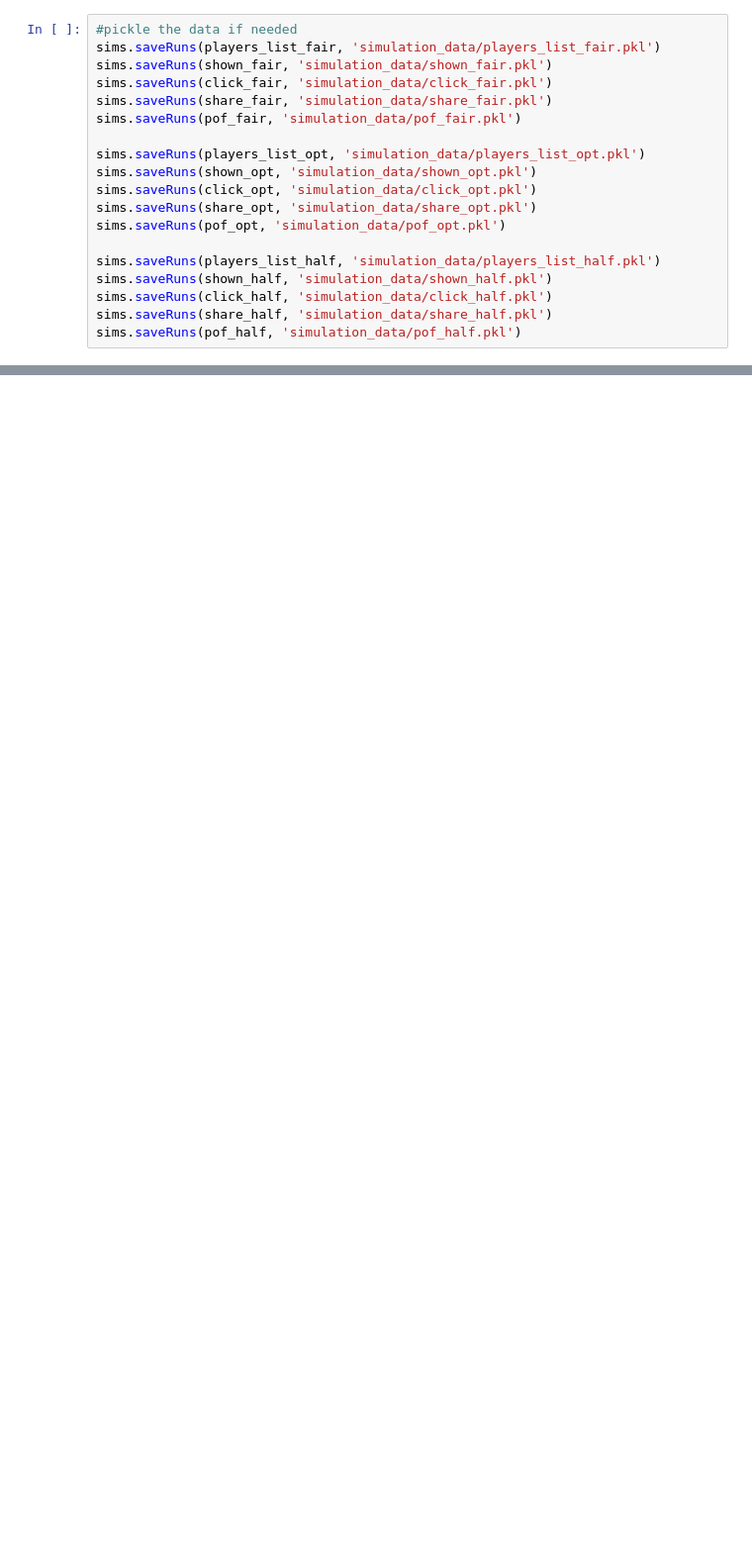
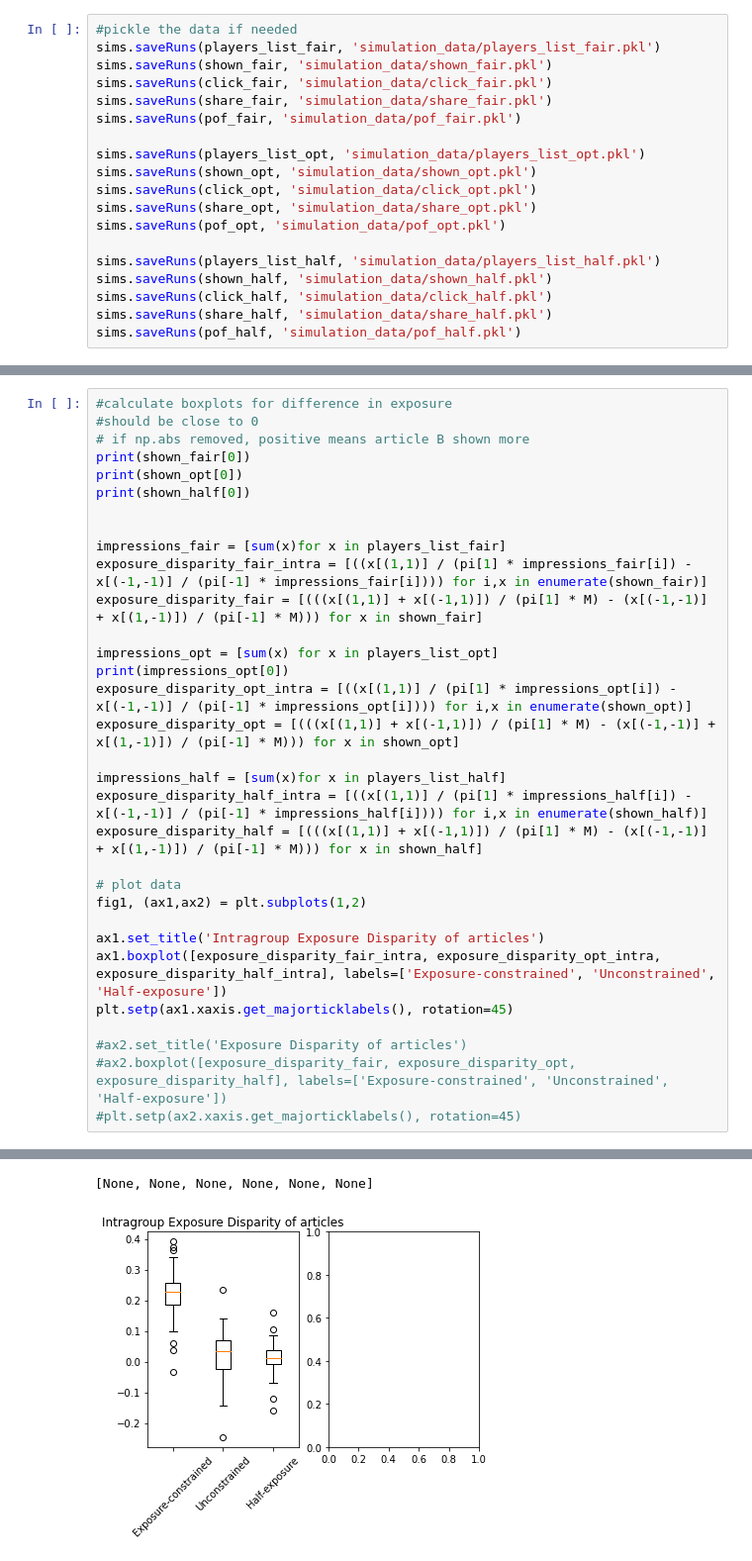
Before and after one commit to jfinocchiaro/long-term-fair-mdps, a Jupyter notebook: political-influence/analysis.ipynb, the cells around one changed output, grey strips where cells are left out. Shown at 99% size. Drawn from its saved outputs; the diff is of its cells as text; blank space fills up the shorter version.

```diff
--- a/political-influence/analysis.ipynb
+++ b/political-influence/analysis.ipynb
@@ -281,0 +270,33 @@ ax1.boxplot(pof, labels=['Price of fairness'])
+# %%
+#calculate boxplots for difference in exposure
+#should be close to 0
+# if np.abs removed, positive means article B shown more
+print(shown_fair[0])
+print(shown_opt[0])
+print(shown_half[0])
+
+
+impressions_fair = [sum(x)for x in players_list_fair]
+exposure_disparity_fair_intra = [((x[(1,1)] / (pi[1] * impressions_fair[i]) - x[(-1,-1)] / (pi[-1] * impressions_fair[i]))) for i,x in enumerate(shown_fair)]
+exposure_disparity_fair = [(((x[(1,1)] + x[(-1,1)]) / (pi[1] * M) - (x[(-1,-1)] + x[(1,-1)]) / (pi[-1] * M))) for x in shown_fair]
+
+impressions_opt = [sum(x) for x in players_list_opt]
+print(impressions_opt[0])
+exposure_disparity_opt_intra = [((x[(1,1)] / (pi[1] * impressions_opt[i]) - x[(-1,-1)] / (pi[-1] * impressions_opt[i]))) for i,x in enumerate(shown_opt)]
+exposure_disparity_opt = [(((x[(1,1)] + x[(-1,1)]) / (pi[1] * M) - (x[(-1,-1)] + x[(1,-1)]) / (pi[-1] * M))) for x in shown_opt]
+
+impressions_half = [sum(x)for x in players_list_half]
+exposure_disparity_half_intra = [((x[(1,1)] / (pi[1] * impressions_half[i]) - x[(-1,-1)] / (pi[-1] * impressions_half[i]))) for i,x in enumerate(shown_half)]
+exposure_disparity_half = [(((x[(1,1)] + x[(-1,1)]) / (pi[1] * M) - (x[(-1,-1)] + x[(1,-1)]) / (pi[-1] * M))) for x in shown_half]
+
+# plot data
+fig1, (ax1,ax2) = plt.subplots(1,2)
+
+ax1.set_title('Intragroup Exposure Disparity of articles')
+ax1.boxplot([exposure_disparity_fair_intra, exposure_disparity_opt_intra, exposure_disparity_half_intra], labels=['Exposure-constrained', 'Unconstrained', 'Half-exposure'])
+plt.setp(ax1.xaxis.get_majorticklabels(), rotation=45)
+
+#ax2.set_title('Exposure Disparity of articles')
+#ax2.boxplot([exposure_disparity_fair, exposure_disparity_opt, exposure_disparity_half], labels=['Exposure-constrained', 'Unconstrained', 'Half-exposure'])
+#plt.setp(ax2.xaxis.get_majorticklabels(), rotation=45)
+# %% [output]
@@ -281,0 +307,2 @@ ax1.boxplot(pof, labels=['Price of fairness'])
+[None, None, None, None, None, None]
+[figure, added]
```
Also changed, not shown: parts of 14 cells of this notebook, 18 other files.
